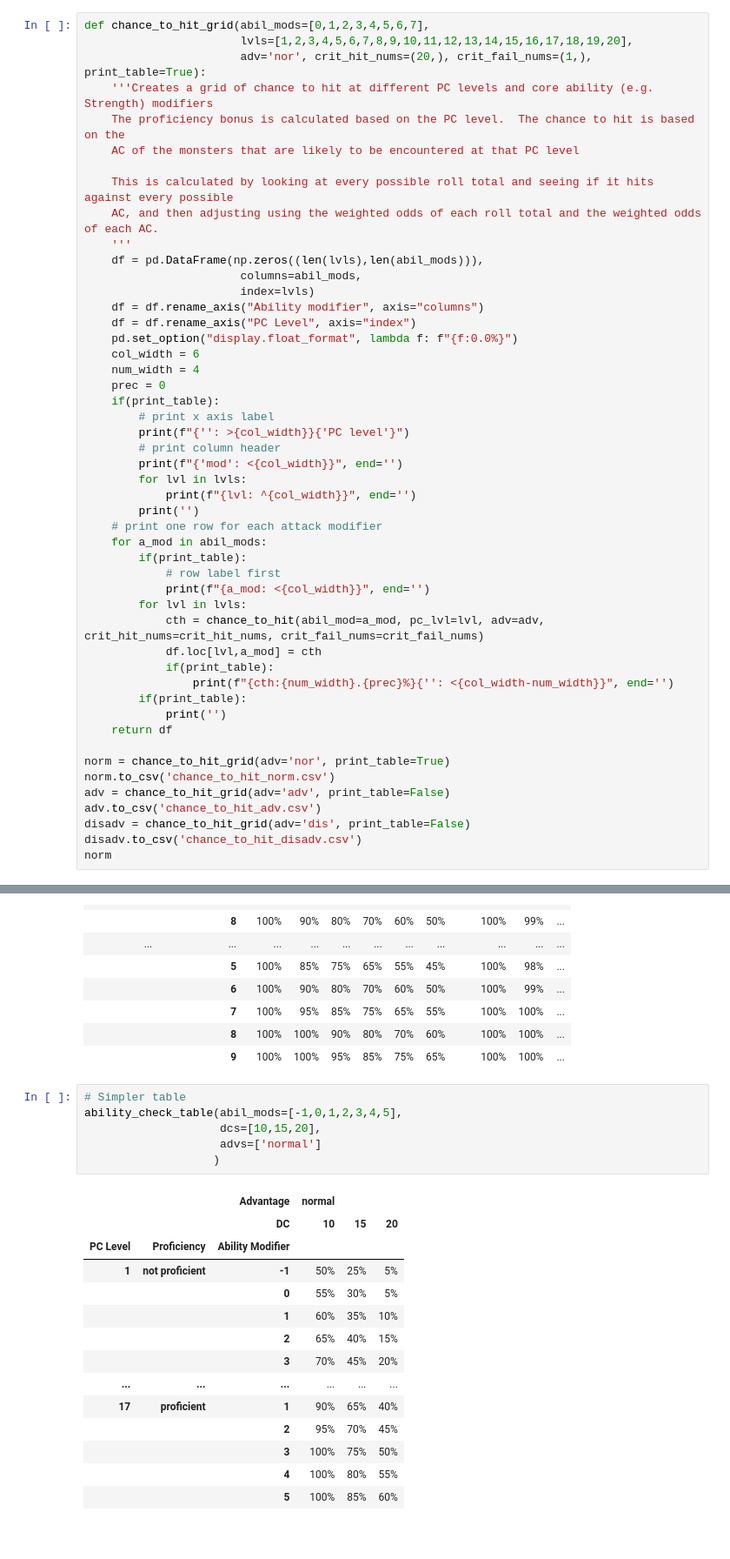
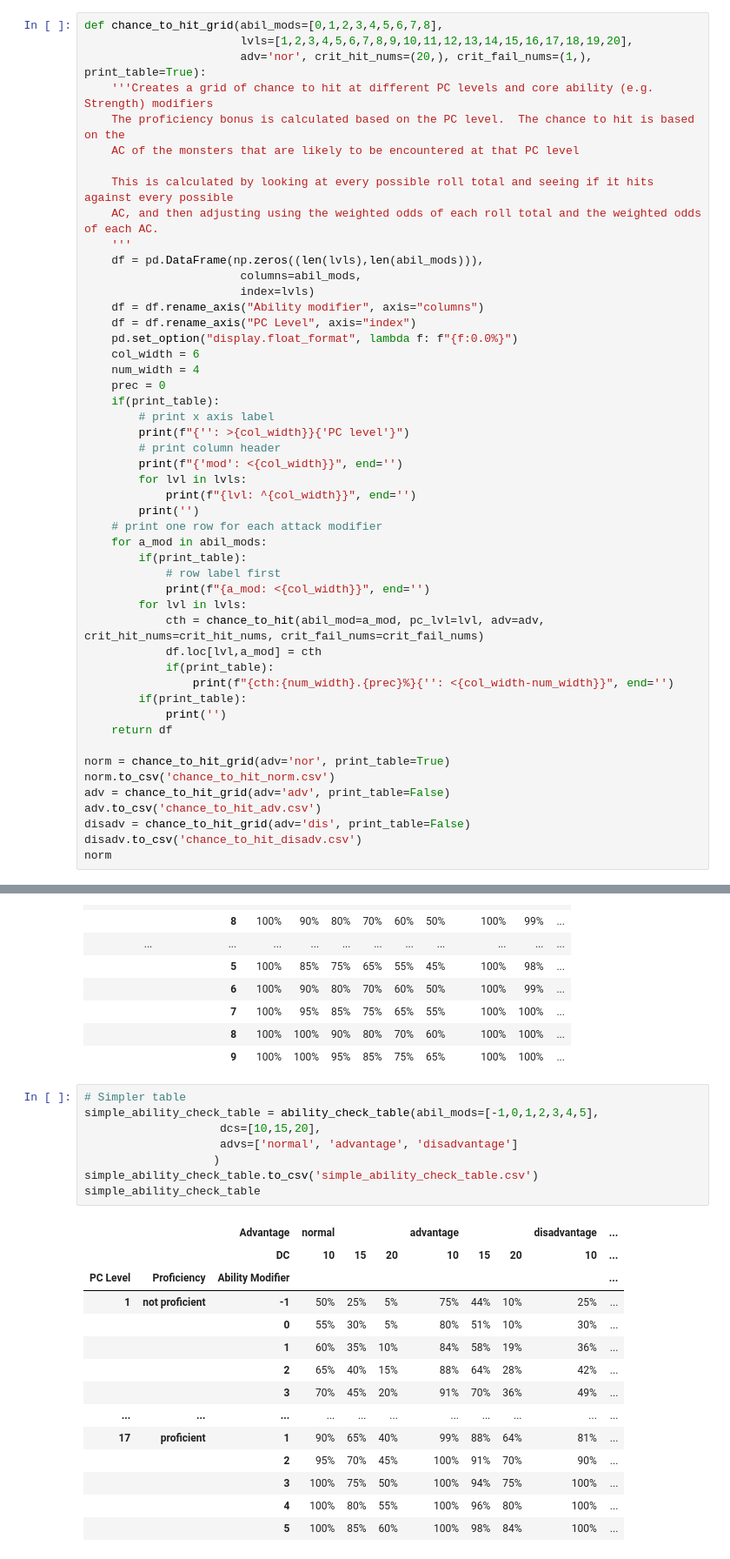
Before and after one commit to dyoung418/dnd_stats, a Jupyter notebook: dnd_dice_calcs.ipynb, the cells around one changed output, grey strips where cells are left out. Shown at 87% size. Saved outputs shown, nothing was run; the diff lists cells and outputs as text.

```diff
--- a/dnd_dice_calcs.ipynb
+++ b/dnd_dice_calcs.ipynb
@@ -1018,7 +1046,7 @@ compare_odds_dist(
 # %% [markdown]
 # Chance to hit grid
 # %%
-def chance_to_hit_grid(abil_mods=[0,1,2,3,4,5,6,7],
+def chance_to_hit_grid(abil_mods=[0,1,2,3,4,5,6,7,8],
                        lvls=[1,2,3,4,5,6,7,8,9,10,11,12,13,14,15,16,17,18,19,20],
                        adv='nor', crit_hit_nums=(20,), crit_fail_nums=(1,), print_table=True):
     '''Creates a grid of chance to hit at different PC levels and core ability (e.g. Strength) modifiers
@@ -1714,22 +1749,24 @@ act
 |  | 9 | 100% | 100% | 95% | 85% | 75% | 65% | 100% | 100% | ... |
 # %%
 # Simpler table
-ability_check_table(abil_mods=[-1,0,1,2,3,4,5],
+simple_ability_check_table = ability_check_table(abil_mods=[-1,0,1,2,3,4,5],
                     dcs=[10,15,20],
-                    advs=['normal']
+                    advs=['normal', 'advantage', 'disadvantage']
                    )
+simple_ability_check_table.to_csv('simple_ability_check_table.csv')
+simple_ability_check_table
 # %% [output]
-|  |  | Advantage | normal |  |  |
-|  |  | DC | 10 | 15 | 20 |
-| PC Level | Proficiency | Ability Modifier |  |  |  |
-| 1 | not proficient | -1 | 50% | 25% | 5% |
-|  |  | 0 | 55% | 30% | 5% |
-|  |  | 1 | 60% | 35% | 10% |
-|  |  | 2 | 65% | 40% | 15% |
-|  |  | 3 | 70% | 45% | 20% |
-| ... | ... | ... | ... | ... | ... |
-| 17 | proficient | 1 | 90% | 65% | 40% |
-|  |  | 2 | 95% | 70% | 45% |
-|  |  | 3 | 100% | 75% | 50% |
-|  |  | 4 | 100% | 80% | 55% |
-|  |  | 5 | 100% | 85% | 60% |
+|  |  | Advantage | normal |  |  | advantage |  |  | disadvantage | ... |
+|  |  | DC | 10 | 15 | 20 | 10 | 15 | 20 | 10 | ... |
+| PC Level | Proficiency | Ability Modifier |  |  |  |  |  |  |  | ... |
+| 1 | not proficient | -1 | 50% | 25% | 5% | 75% | 44% | 10% | 25% | ... |
+|  |  | 0 | 55% | 30% | 5% | 80% | 51% | 10% | 30% | ... |
+|  |  | 1 | 60% | 35% | 10% | 84% | 58% | 19% | 36% | ... |
+|  |  | 2 | 65% | 40% | 15% | 88% | 64% | 28% | 42% | ... |
+|  |  | 3 | 70% | 45% | 20% | 91% | 70% | 36% | 49% | ... |
+| ... | ... | ... | ... | ... | ... | ... | ... | ... | ... | ... |
+| 17 | proficient | 1 | 90% | 65% | 40% | 99% | 88% | 64% | 81% | ... |
+|  |  | 2 | 95% | 70% | 45% | 100% | 91% | 70% | 90% | ... |
+|  |  | 3 | 100% | 75% | 50% | 100% | 94% | 75% | 100% | ... |
+|  |  | 4 | 100% | 80% | 55% | 100% | 96% | 80% | 100% | ... |
+|  |  | 5 | 100% | 85% | 60% | 100% | 98% | 84% | 100% | ... |
```
Also changed, not shown: parts of 13 cells of this notebook.
